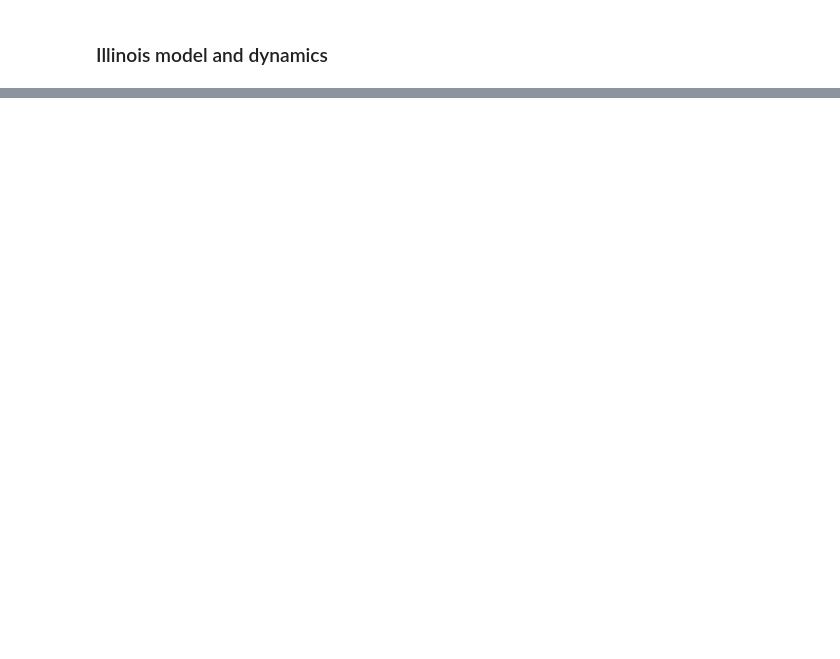
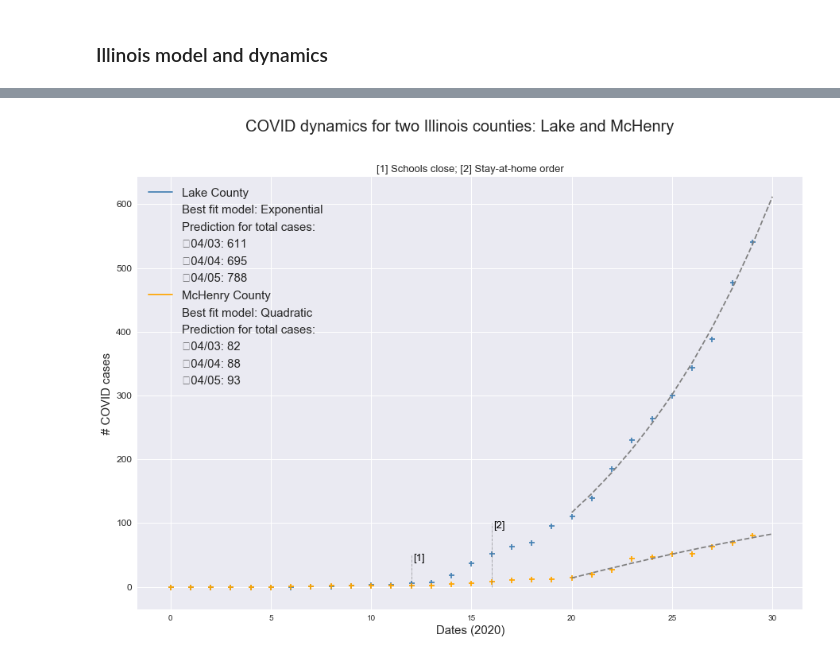
Before and after one commit to akonstodata/covid_state_county, a Jupyter notebook: Illinois/code/IL_COVID_Dynamics.ipynb, the cells around one changed output, grey strips where cells are left out. Drawn from its saved outputs; the diff is of its cells as text; code cells hidden in the pictures; blank space fills up the shorter version.

```diff
--- a/Illinois/code/IL_COVID_Dynamics.ipynb
+++ b/Illinois/code/IL_COVID_Dynamics.ipynb
@@ -171,0 +359,58 @@ The best model for Illinois is the quadratic model.  Prediction for number of to
+# %%
+poptL = model_results_county.loc["Lake"][0:3]
+poptM = model_results_county.loc["McHenry"][0:3]
+
+func_useL, opt_modelL = function_use("Lake",model_results_county)
+func_useC, opt_modelM = function_use("McHenry",model_results_county)
+
+next_day_casesL = func_useL(next_day, poptL[0], poptL[1], poptL[2])
+next2_day_casesL = func_useL(next2_day, poptL[0], poptL[1], poptL[2])
+next3_day_casesL = func_useL(next3_day, poptL[0], poptL[1], poptL[2])
+
+next_day_casesM = func_useC(next_day, poptM[0], poptM[1], poptM[2])
+next2_day_casesM = func_useC(next2_day, poptM[0], poptM[1], poptM[2])
+next3_day_casesM = func_useC(next3_day, poptM[0], poptM[1], poptM[2])
+
+locL = "Lake County"
+locM = "McHenry County"
+model = "Best fit model: {}"
+pred_text="Prediction for total cases:"
+next_pred='\t{}: {}';
+# %%
+# Create legend
+legend_elements =  [Line2D([0], [0], marker='+', color='steelblue', label=locL, markersize=15),
+                    Line2D([0], [0], marker='', color='black',linestyle='', label=model.format(opt_modelL), markersize=15),
+                    Line2D([1], [0], marker='', color='black',linestyle='', label=pred_text, markersize=1),
+                    Line2D([1], [0], marker='', color='black',linestyle='', label=next_pred.format(tomorrow_label,int(next_day_casesL)), markersize=1),
+                    Line2D([0], [0], marker='', color='black',linestyle='', label=next_pred.format(next2_label,int(next2_day_casesL)), markersize=15),
+                    Line2D([0], [0], marker='', color='black',linestyle='', label=next_pred.format(next3_label,int(next3_day_casesL)), markersize=15),
+                    Line2D([0], [0], marker='+', color='orange', label=locM, markersize=15),
+                    Line2D([0], [0], marker='', color='black',linestyle='', label=model.format(opt_modelM), markersize=15),
+                    Line2D([1], [0], marker='', color='black',linestyle='', label=pred_text, markersize=1),
+                    Line2D([1], [0], marker='', color='black',linestyle='', label=next_pred.format(tomorrow_label,int(next_day_casesM)), markersize=1),
+                    Line2D([0], [0], marker='', color='black',linestyle='', label=next_pred.format(next2_label,int(next2_day_casesM)), markersize=15),
+                    Line2D([0], [0], marker='', color='black',linestyle='', label=next_pred.format(next3_label,int(next3_day_casesM)), markersize=15)]
+
+plt.figure(figsize=(15,10));
+
+plt.plot(xdata_pred, func_useL(xdata_pred, *poptL), color='grey',linestyle='--')
+plt.scatter(county_c.index,county_c['Lake'],color='steelblue',marker='+')
+
+plt.plot(xdata_pred, func_useC(xdata_pred, *poptM), color='grey',linestyle='--')
+plt.scatter(county_c.index,county_c['McHenry'],color='orange',marker='+')
+
+plt.vlines(x=12, ymin=0, ymax=50,color='dimgrey', linewidth=0.5,linestyle='-.');
+plt.text(12.4,45,"[1]",rotation=0,color='black',fontsize = 13,verticalalignment='center',horizontalalignment='center');
+
+plt.vlines(x=16, ymin=0, ymax=100,color='dimgrey', linewidth=0.5,linestyle='-.');
+plt.text(16.4,95,"[2]",rotation=0,color='black',fontsize = 13,verticalalignment='center',horizontalalignment='center');
+
+plt.ylabel('# COVID cases',fontsize=15);
+#plt.xticks(xdata_full_orig, dates_ct[39:], rotation=45,fontsize=12)
+plt.yticks(fontsize=12)
+plt.xlabel('Dates (2020)',fontsize=15)
+plt.legend(handles=legend_elements,fontsize=15,loc='upper left')
+plt.suptitle("COVID dynamics for two Illinois counties: Lake and McHenry",fontsize=20);
+plt.title(sub, fontsize=13);
+# %% [output]
+[figure, added]
```
Also changed, not shown: parts of 31 cells of this notebook, 6 other files.
